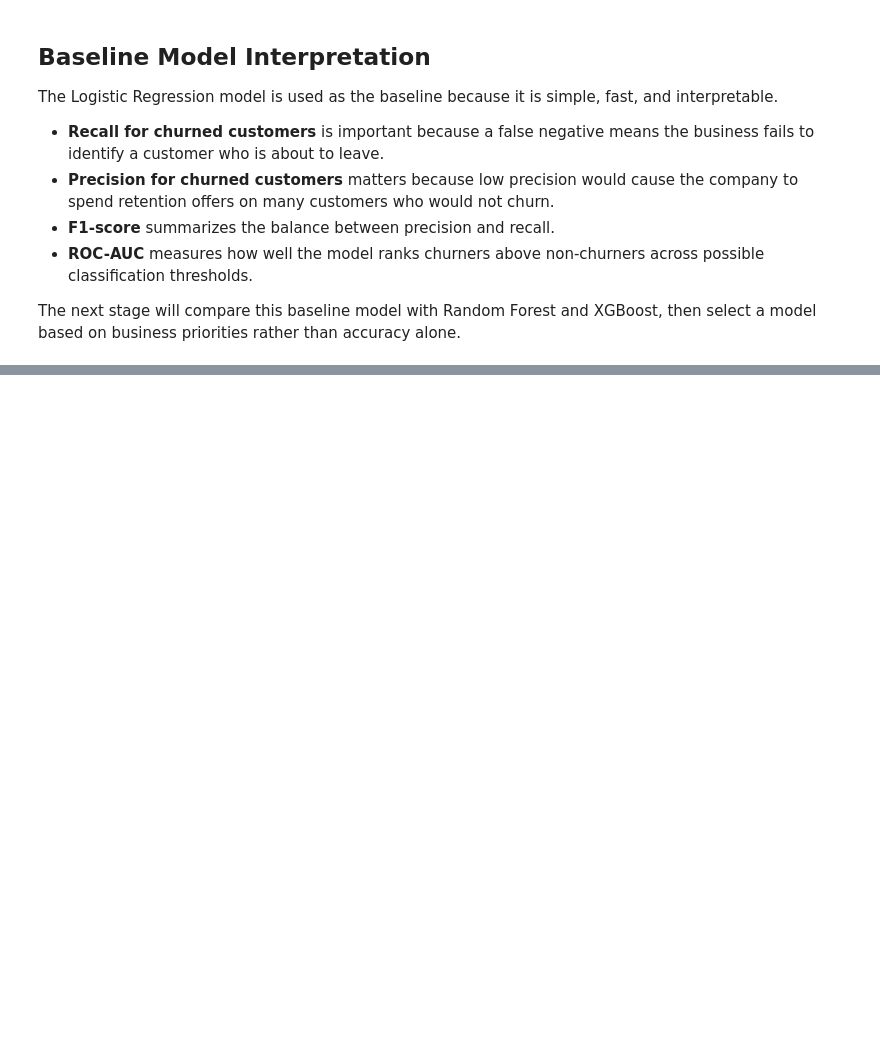
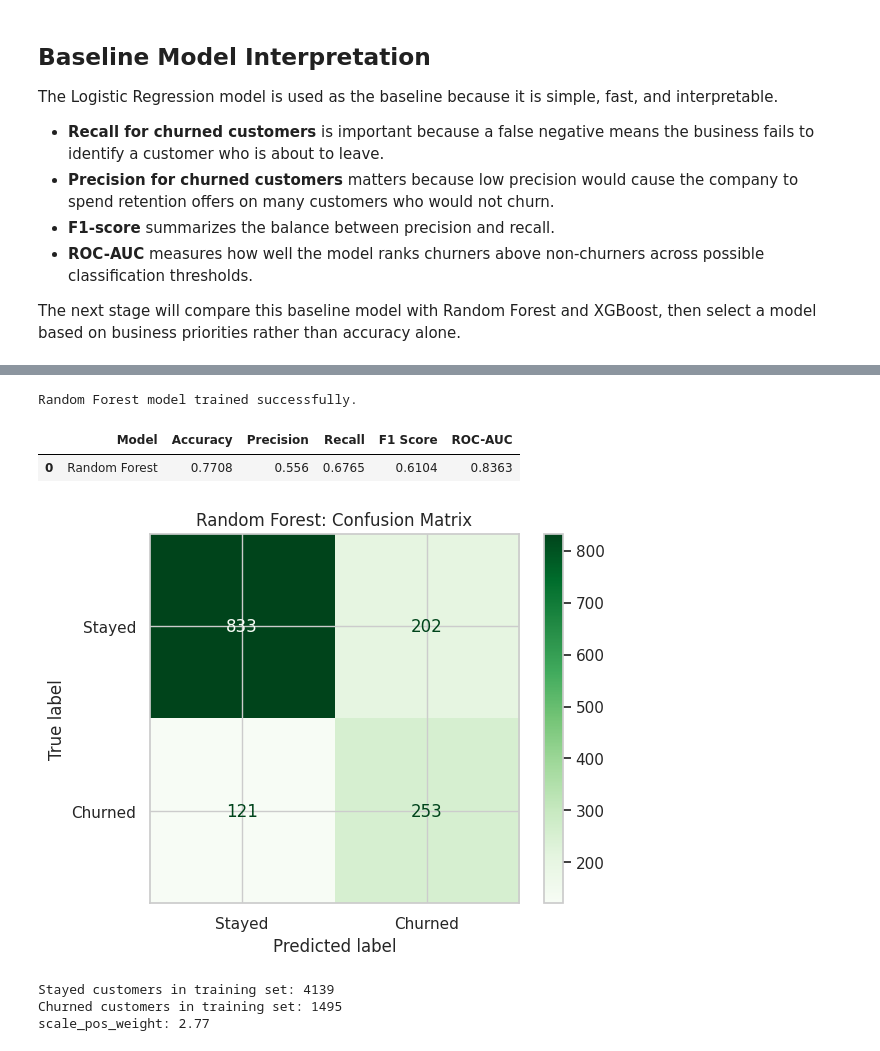
Before and after one commit to Sambuddha10/telco-churn-prediction, a Jupyter notebook: notebooks/01_eda_and_data_cleaning.ipynb, the cells around one changed output, grey strips where cells are left out. Cells and saved outputs as stored; diff of their text form; code cells hidden in the pictures; blank space fills up the shorter version.

Commit message:
Compare Random Forest and XGBoost models

```diff
--- a/notebooks/01_eda_and_data_cleaning.ipynb
+++ b/notebooks/01_eda_and_data_cleaning.ipynb
@@ -600,0 +608,60 @@ The next stage will compare this baseline model with Random Forest and XGBoost,
+# %%
+random_forest_model = Pipeline(steps=[
+    ("preprocessor", preprocessor),
+    ("model", RandomForestClassifier(
+        n_estimators=300,
+        max_depth=12,
+        min_samples_leaf=2,
+        class_weight="balanced",
+        random_state=42,
+        n_jobs=-1
+    ))
+])
+
+random_forest_model.fit(X_train, y_train)
+
+print("Random Forest model trained successfully.")
+# %% [output]
+Random Forest model trained successfully.
+# %%
+rf_pred = random_forest_model.predict(X_test)
+rf_prob = random_forest_model.predict_proba(X_test)[:, 1]
+
+rf_metrics = {
+    "Model": "Random Forest",
+    "Accuracy": accuracy_score(y_test, rf_pred),
+    "Precision": precision_score(y_test, rf_pred),
+    "Recall": recall_score(y_test, rf_pred),
+    "F1 Score": f1_score(y_test, rf_pred),
+    "ROC-AUC": roc_auc_score(y_test, rf_prob)
+}
+
+pd.DataFrame([rf_metrics]).round(4)
+# %% [output]
+|  | Model | Accuracy | Precision | Recall | F1 Score | ROC-AUC |
+| 0 | Random Forest | 0.7708 | 0.556 | 0.6765 | 0.6104 | 0.8363 |
+# %%
+ConfusionMatrixDisplay.from_predictions(
+    y_test,
+    rf_pred,
+    display_labels=["Stayed", "Churned"],
+    cmap="Greens"
+)
+
+plt.title("Random Forest: Confusion Matrix")
+plt.show()
+# %% [output]
+[figure, added]
+# %%
+negative_count = (y_train == 0).sum()
+positive_count = (y_train == 1).sum()
+
+scale_pos_weight = negative_count / positive_count
+
+print("Stayed customers in training set:", negative_count)
+print("Churned customers in training set:", positive_count)
+print("scale_pos_weight:", round(scale_pos_weight, 2))
+# %% [output]
+Stayed customers in training set: 4139
+Churned customers in training set: 1495
+scale_pos_weight: 2.77
```
Also changed, not shown: parts of 8 cells of this notebook.
